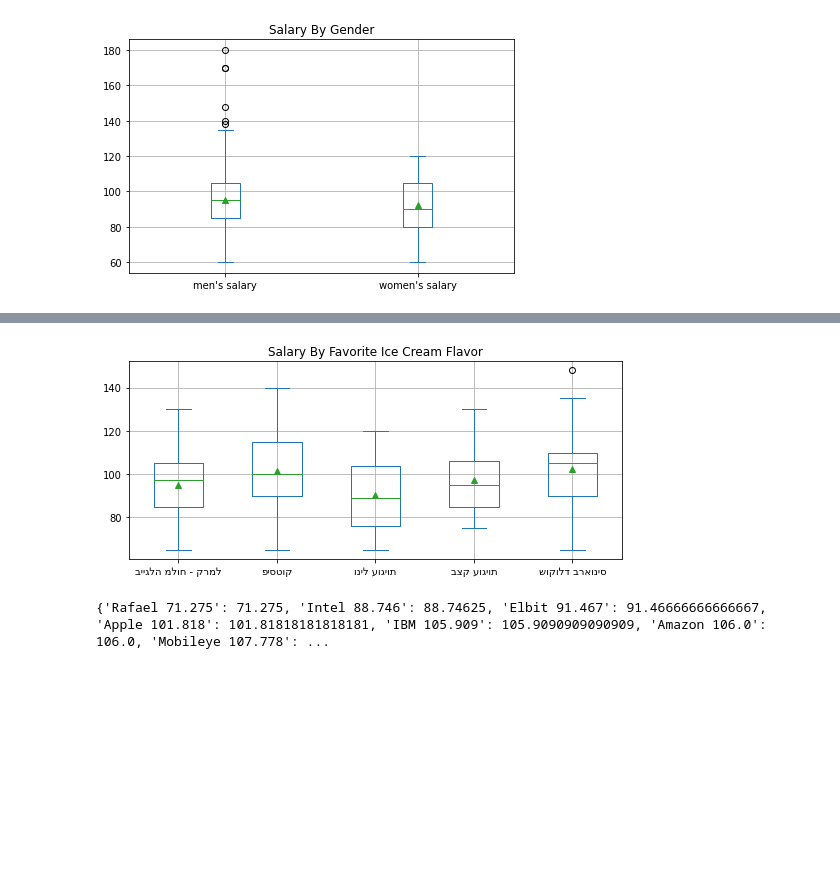
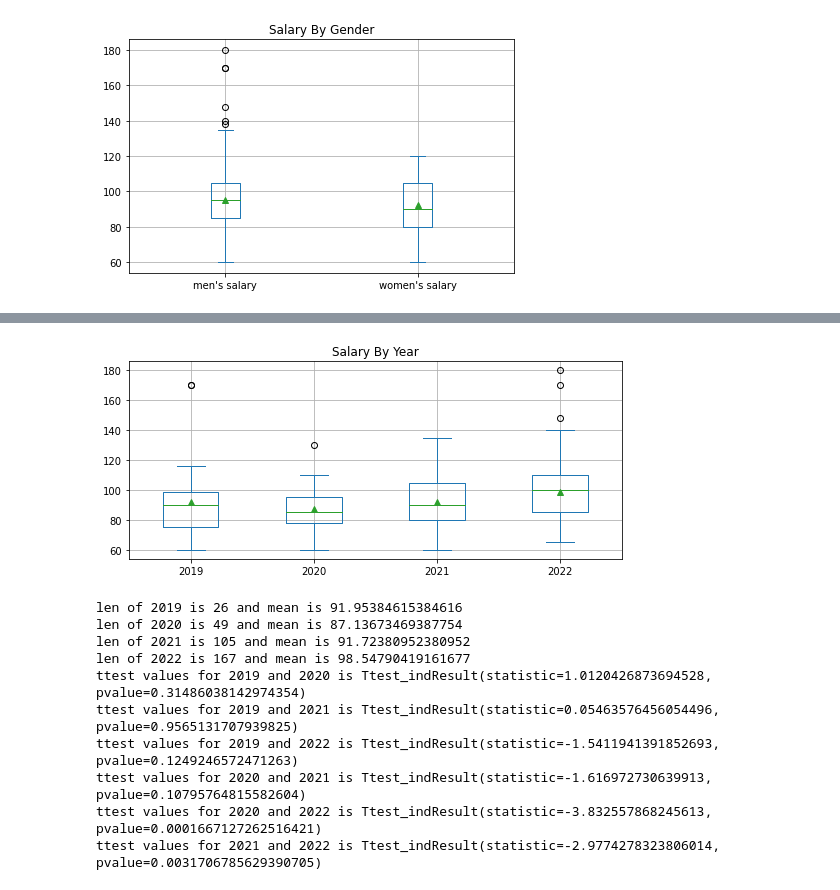
Before and after one commit to itay-nakash/SalarySurvey, a Jupyter notebook: SalarySurvey_form.ipynb, the cells around one changed output, grey strips where cells are left out. Drawn from its saved outputs; the diff is of its cells as text; code cells hidden in the pictures; blank space fills up the shorter version.

```diff
--- a/SalarySurvey_form.ipynb
+++ b/SalarySurvey_form.ipynb
@@ -209,23 +179,0 @@ scatter_df[scatter_df[salary]>160]
-# %%
-#calculate average salary and grades according to gender:
-df = scatter_df
-male_df= df.loc[df[gender]=='זכר']
-female_df= df.loc[df['מין']=='נקבה']
-
-average_salary_male = calculate_average(male_df,salary)
-average_grade_male = calculate_average(male_df,grade)
-
-average_salary_female = calculate_average(female_df,salary)
-average_grade_female = calculate_average(female_df,grade)
-
-print(average_salary_male)
-print(average_grade_male)
-print(average_salary_female)
-print(average_grade_female)
-
-print('num of mens:' +str(len(male_df)))
-print('num of females:' +str(len(female_df)))
-
-res = ttest_ind(male_df[salary], female_df[salary])
-
-print(res)
@@ -323,21 +421,36 @@ for ice_cream_name in ice_ceam_names:
 # %%
-import matplotlib.pyplot as plt
+# average salary according to year:
+dict_df_years={}
+years=[2019,2020,2021,2022]
 
-
-for flavor in ice_cream_df_dict:
-    c_df=ice_cream_df_dict[flavor]
-    ice_cream_df_dict[flavor]=(c_df[salary]).astype(float)
+for c_year in years:
+        dict_df_years[c_year]=(df[df[year]==c_year][salary]).astype(float)
 
 # Set the figure size
 plt.rcParams["figure.figsize"] = [7.50, 3.50]
 plt.rcParams["figure.autolayout"] = True
 
 # Pandas dataframe
-combined_dfs=pd.DataFrame(ice_cream_df_dict)
+combined_dfs=pd.DataFrame(dict_df_years)
 # Plot the dataframe
-ax = combined_dfs.plot(kind='box',grid=True, showmeans=True,title='Salary By Favorite Ice Cream Flavor')
+ax = combined_dfs.plot(kind='box', showmeans=True,grid=True,title='Salary By Year')
 
 # Display the plot
 plt.show()
+
+for c_year in years:
+    print(f"len of {c_year} is {len(dict_df_years[c_year])} and mean is {dict_df_years[c_year].mean()}")
+
+create_ttest_for_pairs(dict_df_years,years)
 # %% [output]
-[figure, old version]
+[figure, new version]
+len of 2019 is 26 and mean is 91.95384615384616
+len of 2020 is 49 and mean is 87.13673469387754
+len of 2021 is 105 and mean is 91.72380952380952
+len of 2022 is 167 and mean is 98.54790419161677
+ttest values for 2019 and 2020 is Ttest_indResult(statistic=1.0120426873694528, pvalue=0.31486038142974354)
+ttest values for 2019 and 2021 is Ttest_indResult(statistic=0.05463576456054496, pvalue=0.9565131707939825)
+ttest values for 2019 and 2022 is Ttest_indResult(statistic=-1.5411941391852693, pvalue=0.1249246572471263)
+ttest values for 2020 and 2021 is Ttest_indResult(statistic=-1.616972730639913, pvalue=0.10795764815582604)
+ttest values for 2020 and 2022 is Ttest_indResult(statistic=-3.832557868245613, pvalue=0.0001667127262516421)
+ttest values for 2021 and 2022 is Ttest_indResult(statistic=-2.9774278323806014, pvalue=0.0031706785629390705)
@@ -346,4 +456,0 @@ plt.show()
-# %%
-print(sorted_salaries_companies)
-# %% [output]
-{'Rafael 71.275': 71.275, 'Intel 88.746': 88.74625, 'Elbit 91.467': 91.46666666666667, 'Apple 101.818': 101.81818181818181, 'IBM 105.909': 105.9090909090909, 'Amazon 106.0': 106.0, 'Mobileye 107.778': ...
```
Also changed, not shown: parts of 35 cells of this notebook.
